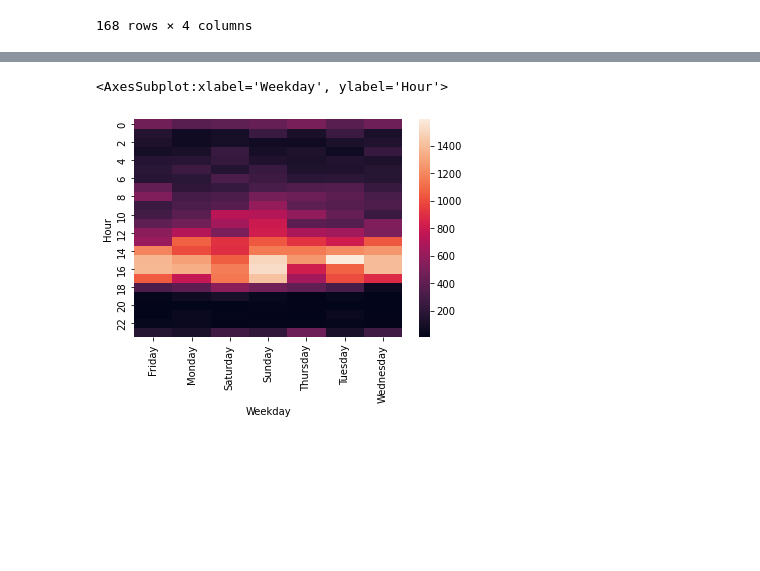
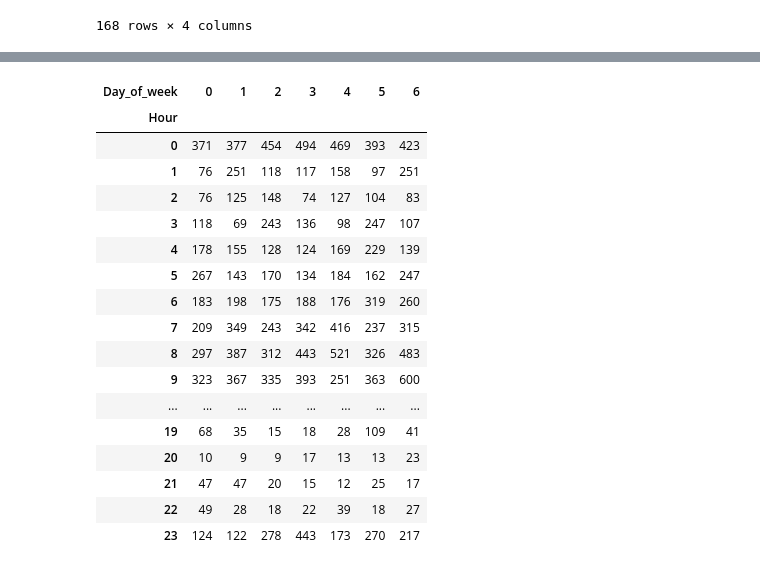
Before and after one commit to irfanmasoudi/ayang, a Jupyter notebook: 4u.ipynb, the cells around one changed output, grey strips where cells are left out. Saved outputs shown, nothing was run; the diff lists cells and outputs as text; code cells hidden in the pictures; blank space fills up the shorter version.

```diff
--- a/4u.ipynb
+++ b/4u.ipynb
@@ -630,8 +638,23 @@ new_heatmap
 168 rows × 3 columns
 # %%
-test = heatmap.pivot("Hour", "Weekday", "Many")
+test = heatmap.pivot("Hour", "Day_of_week", "Many")
+test
+# %% [output]
+| Day_of_week | 0 | 1 | 2 | 3 | 4 | 5 | 6 |
+| Hour |  |  |  |  |  |  |  |
+| 0 | 371 | 377 | 454 | 494 | 469 | 393 | 423 |
+| 1 | 76 | 251 | 118 | 117 | 158 | 97 | 251 |
+| 2 | 76 | 125 | 148 | 74 | 127 | 104 | 83 |
+| 3 | 118 | 69 | 243 | 136 | 98 | 247 | 107 |
+| 4 | 178 | 155 | 128 | 124 | 169 | 229 | 139 |
+| 5 | 267 | 143 | 170 | 134 | 184 | 162 | 247 |
+| 6 | 183 | 198 | 175 | 188 | 176 | 319 | 260 |
+| 7 | 209 | 349 | 243 | 342 | 416 | 237 | 315 |
+| 8 | 297 | 387 | 312 | 443 | 521 | 326 | 483 |
+| 9 | 323 | 367 | 335 | 393 | 251 | 363 | 600 |
+| ... | ... | ... | ... | ... | ... | ... | ... |
+| 19 | 68 | 35 | 15 | 18 | 28 | 109 | 41 |
+| 20 | 10 | 9 | 9 | 17 | 13 | 13 | 23 |
+| 21 | 47 | 47 | 20 | 15 | 12 | 25 | 17 |
+| 22 | 49 | 28 | 18 | 22 | 39 | 18 | 27 |
+| 23 | 124 | 122 | 278 | 443 | 173 | 270 | 217 |
-# %%
-sns.heatmap(test)
-# %% [output]
-<AxesSubplot:xlabel='Weekday', ylabel='Hour'>
-[figure, removed]
```
Also changed, not shown: parts of 6 cells of this notebook.
